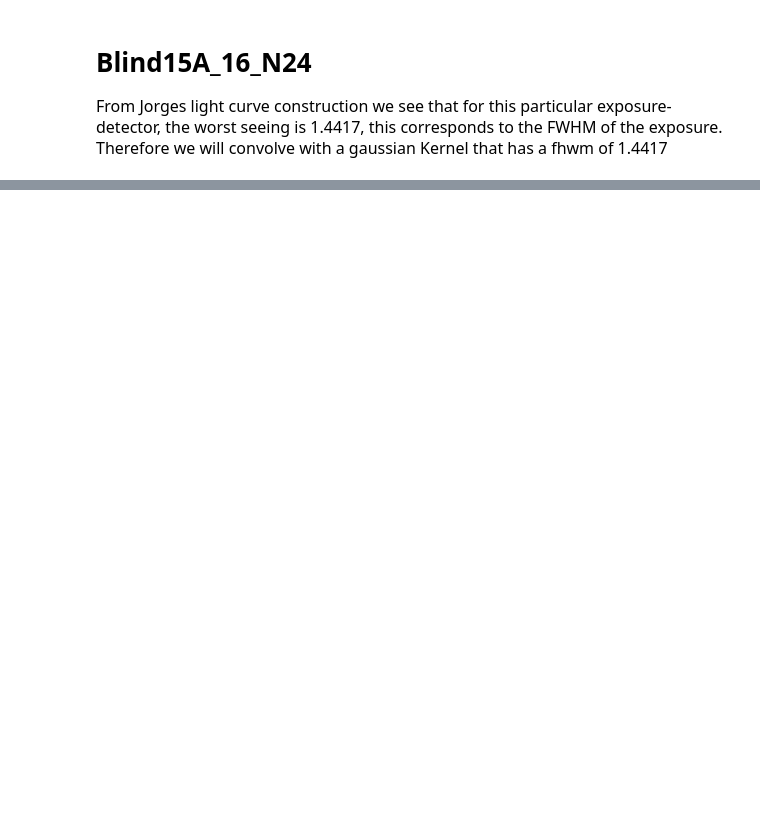
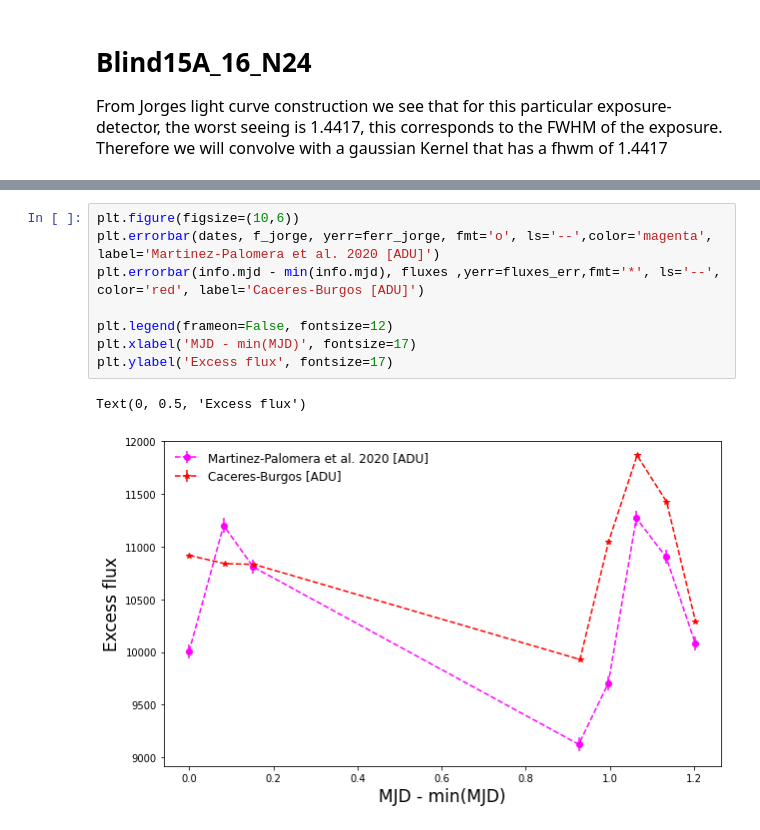
Before and after one commit to PauCaBu/astro_pola, a Jupyter notebook: notebooks/Convolving images.ipynb, the cells around one changed output, grey strips where cells are left out. Saved outputs shown, nothing was run; the diff lists cells and outputs as text; blank space fills up the shorter version.

```diff
--- a/notebooks/Convolving images.ipynb
+++ b/notebooks/Convolving images.ipynb
@@ -40,0 +128,11 @@ plt.imshow(astropy_conv, vmax=200)
+# %%
+plt.figure(figsize=(10,6))
+plt.errorbar(dates, f_jorge, yerr=ferr_jorge, fmt='o', ls='--',color='magenta', label='Martinez-Palomera et al. 2020 [ADU]')
+plt.errorbar(info.mjd - min(info.mjd), fluxes ,yerr=fluxes_err,fmt='*', ls='--', color='red', label='Caceres-Burgos [ADU]')
+
+plt.legend(frameon=False, fontsize=12)
+plt.xlabel('MJD - min(MJD)', fontsize=17)
+plt.ylabel('Excess flux', fontsize=17)
+# %% [output]
+Text(0, 0.5, 'Excess flux')
+[figure, added]
```
Also changed, not shown: parts of 28 cells of this notebook, 2 other files.
